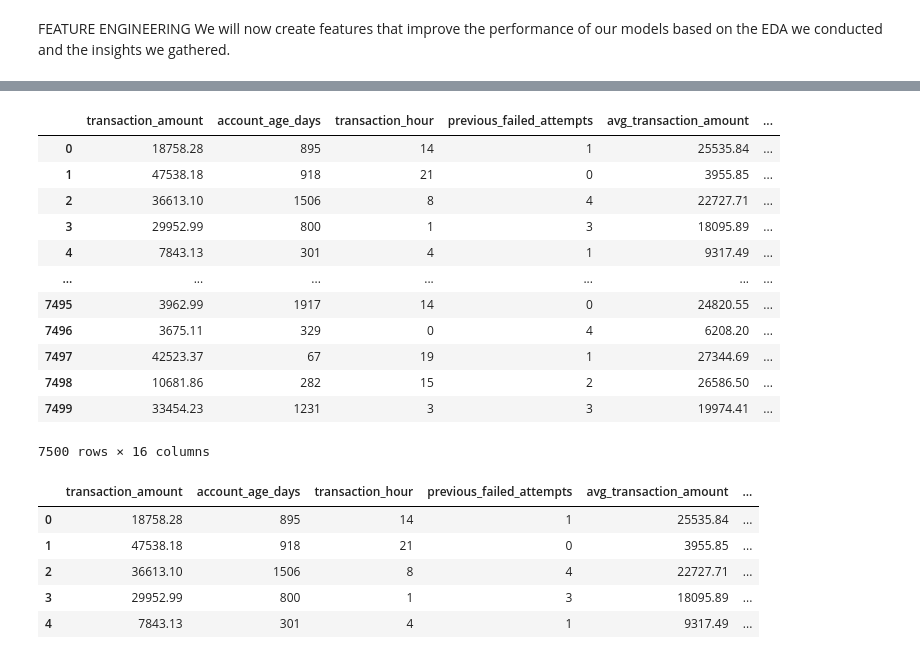
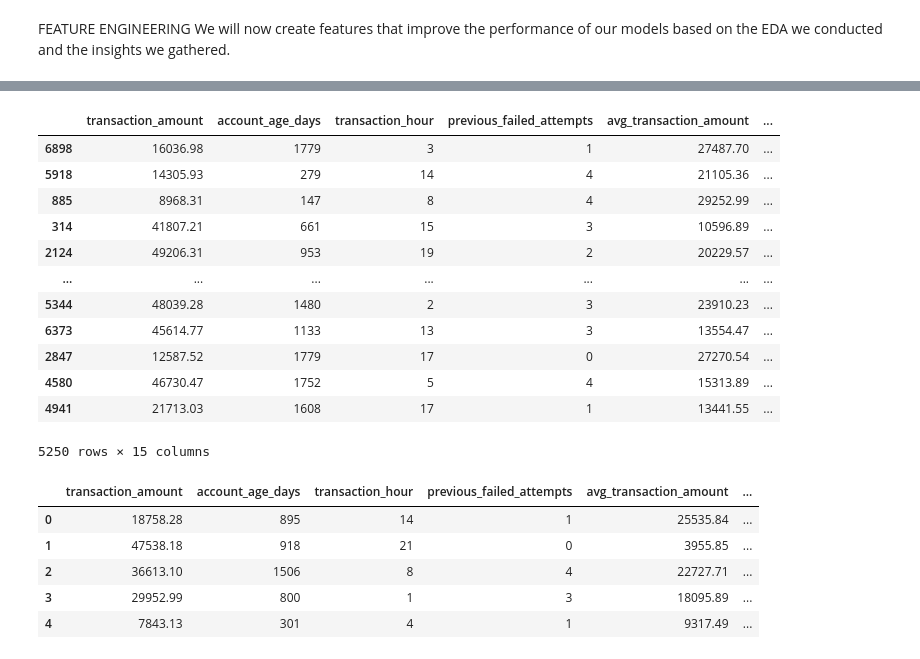
Before and after one commit to leta199/Fraud-Detection, a Jupyter notebook: modelling/Fraud detection.ipynb, the cells around one changed output, grey strips where cells are left out. Drawn from its saved outputs; the diff is of its cells as text; code cells hidden in the pictures.

```diff
--- a/modelling/Fraud detection.ipynb
+++ b/modelling/Fraud detection.ipynb
@@ -144,0 +130,9 @@ df1.head()
+# %%
+# Now we will take partition the data into dependent and indepenedt variables.
+x =df1[['transaction_amount', 'account_age_days', 'transaction_hour',
+       'previous_failed_attempts', 'avg_transaction_amount', 'ip_risk_score',
+       'login_attempts_last_24h', 'device_location_Bangalore',
+       'device_location_Chennai', 'device_location_Delhi',
+       'device_location_Hyderabad', 'device_location_Mumbai',
+       'is_international_0', 'is_international_1']]
+y = df1[['fraud_label']]                               #subsetting our predicted variable
@@ -145,33 +174,33 @@ df1.head()
 # %%
 # Bucketing by device location
 # We will use buckets to group transactions by location therefore we will make a fraud index by location.
 # Mumbai and Hyderabad 3, Chennai and Bangalore 2, Delhi 1.
 
 fraud_location = { #creating a dictionary to map locations onto
     "Mumbai":3,
     "Hyderabad" :3,
     "Chennai" : 2,
     "Bangalore" : 2,
     "Delhi" : 1
 
 }
 
-df1["fraud_bucket_location"] = fraud["device_location"].map(fraud_location)
-df1
+x_train["fraud_bucket_location"] = fraud["device_location"].map(fraud_location)
+x_train
 # %% [output]
 |  | transaction_amount | account_age_days | transaction_hour | previous_failed_attempts | avg_transaction_amount | ... |
-| 0 | 18758.28 | 895 | 14 | 1 | 25535.84 | ... |
-| 1 | 47538.18 | 918 | 21 | 0 | 3955.85 | ... |
-| 2 | 36613.10 | 1506 | 8 | 4 | 22727.71 | ... |
-| 3 | 29952.99 | 800 | 1 | 3 | 18095.89 | ... |
-| 4 | 7843.13 | 301 | 4 | 1 | 9317.49 | ... |
+| 6898 | 16036.98 | 1779 | 3 | 1 | 27487.70 | ... |
+| 5918 | 14305.93 | 279 | 14 | 4 | 21105.36 | ... |
+| 885 | 8968.31 | 147 | 8 | 4 | 29252.99 | ... |
+| 314 | 41807.21 | 661 | 15 | 3 | 10596.89 | ... |
+| 2124 | 49206.31 | 953 | 19 | 2 | 20229.57 | ... |
 | ... | ... | ... | ... | ... | ... | ... |
-| 7495 | 3962.99 | 1917 | 14 | 0 | 24820.55 | ... |
-| 7496 | 3675.11 | 329 | 0 | 4 | 6208.20 | ... |
-| 7497 | 42523.37 | 67 | 19 | 1 | 27344.69 | ... |
-| 7498 | 10681.86 | 282 | 15 | 2 | 26586.50 | ... |
-| 7499 | 33454.23 | 1231 | 3 | 3 | 19974.41 | ... |
+| 5344 | 48039.28 | 1480 | 2 | 3 | 23910.23 | ... |
+| 6373 | 45614.77 | 1133 | 13 | 3 | 13554.47 | ... |
+| 2847 | 12587.52 | 1779 | 17 | 0 | 27270.54 | ... |
+| 4580 | 46730.47 | 1752 | 5 | 4 | 15313.89 | ... |
+| 4941 | 21713.03 | 1608 | 17 | 1 | 13441.55 | ... |
-7500 rows × 16 columns
+5250 rows × 15 columns
 # %%
 # Bucketing by IP Risk scores
 # We also discovered via EDA that certain risk scores ( below 0.51 and above 0.86) have higher fraud we will classify each transaction using this fact
```
Also changed, not shown: parts of 25 cells of this notebook.
